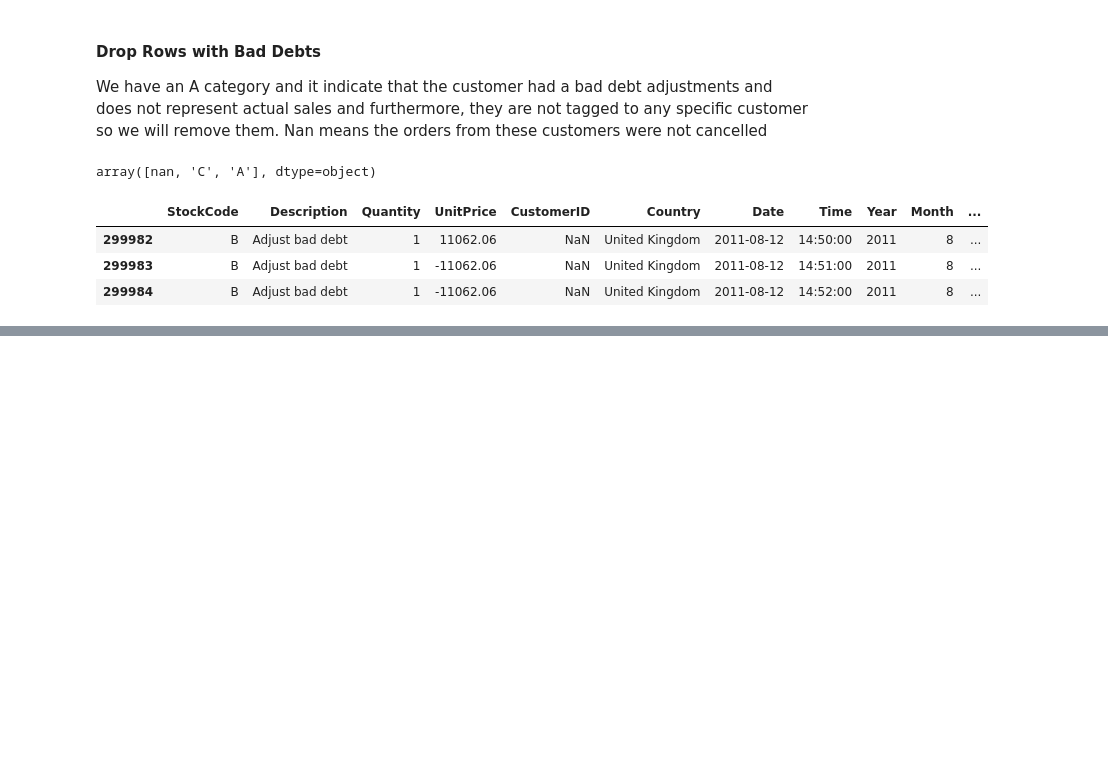
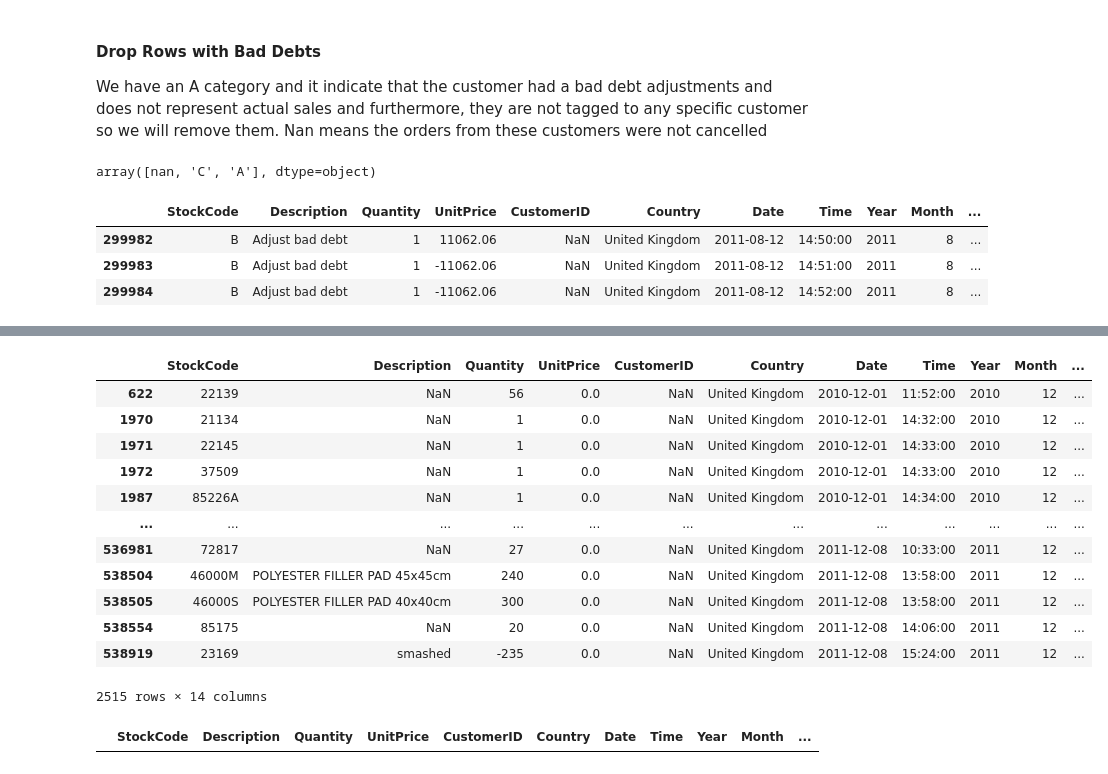
Before and after one commit to SirTee12/UK-Retail-Segmentation-Analysis, a Jupyter notebook: Data-Wrangling-and-Exploration.ipynb, the cells around one changed output, grey strips where cells are left out. Cells and saved outputs as stored; diff of their text form; code cells hidden in the pictures; blank space fills up the shorter version.

Commit message:
Removed Records with UnitPrice of Zero

```diff
--- a/Data-Wrangling-and-Exploration.ipynb
+++ b/Data-Wrangling-and-Exploration.ipynb
@@ -210,0 +218,24 @@ array([0, 1], dtype=int64)
+# %%
+online_retail_data[online_retail_data.UnitPrice == 0]
+# %% [output]
+|  | StockCode | Description | Quantity | UnitPrice | CustomerID | Country | Date | Time | Year | Month | ... |
+| 622 | 22139 | NaN | 56 | 0.0 | NaN | United Kingdom | 2010-12-01 | 11:52:00 | 2010 | 12 | ... |
+| 1970 | 21134 | NaN | 1 | 0.0 | NaN | United Kingdom | 2010-12-01 | 14:32:00 | 2010 | 12 | ... |
+| 1971 | 22145 | NaN | 1 | 0.0 | NaN | United Kingdom | 2010-12-01 | 14:33:00 | 2010 | 12 | ... |
+| 1972 | 37509 | NaN | 1 | 0.0 | NaN | United Kingdom | 2010-12-01 | 14:33:00 | 2010 | 12 | ... |
+| 1987 | 85226A | NaN | 1 | 0.0 | NaN | United Kingdom | 2010-12-01 | 14:34:00 | 2010 | 12 | ... |
+| ... | ... | ... | ... | ... | ... | ... | ... | ... | ... | ... | ... |
+| 536981 | 72817 | NaN | 27 | 0.0 | NaN | United Kingdom | 2011-12-08 | 10:33:00 | 2011 | 12 | ... |
+| 538504 | 46000M | POLYESTER FILLER PAD 45x45cm | 240 | 0.0 | NaN | United Kingdom | 2011-12-08 | 13:58:00 | 2011 | 12 | ... |
+| 538505 | 46000S | POLYESTER FILLER PAD 40x40cm | 300 | 0.0 | NaN | United Kingdom | 2011-12-08 | 13:58:00 | 2011 | 12 | ... |
+| 538554 | 85175 | NaN | 20 | 0.0 | NaN | United Kingdom | 2011-12-08 | 14:06:00 | 2011 | 12 | ... |
+| 538919 | 23169 | smashed | -235 | 0.0 | NaN | United Kingdom | 2011-12-08 | 15:24:00 | 2011 | 12 | ... |
+2515 rows × 14 columns
+# %%
+# remove records with UnitPrice as Zero
+online_retail_data = remove_records(online_retail_data, 'UnitPrice', 0)
+
+#verify
+filter_records(online_retail_data, 'UnitPrice', 0)
+# %% [output]
+|  | StockCode | Description | Quantity | UnitPrice | CustomerID | Country | Date | Time | Year | Month | ... |
```
Also changed, not shown: parts of 14 cells of this notebook.
